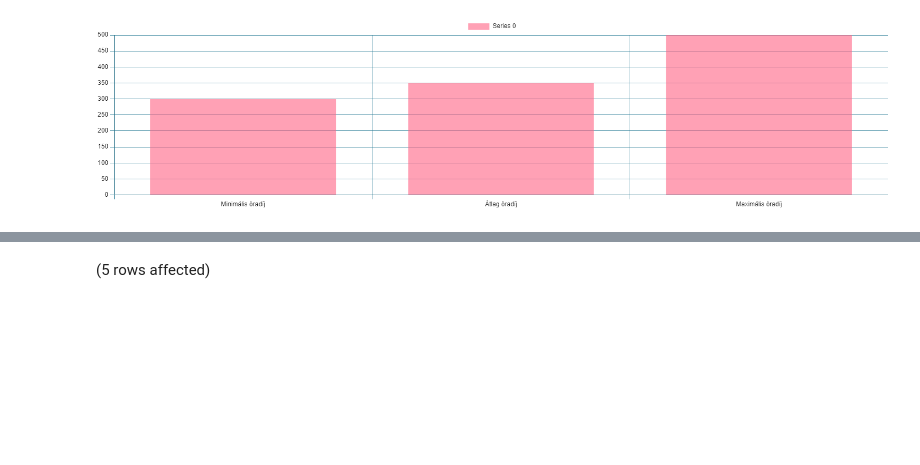
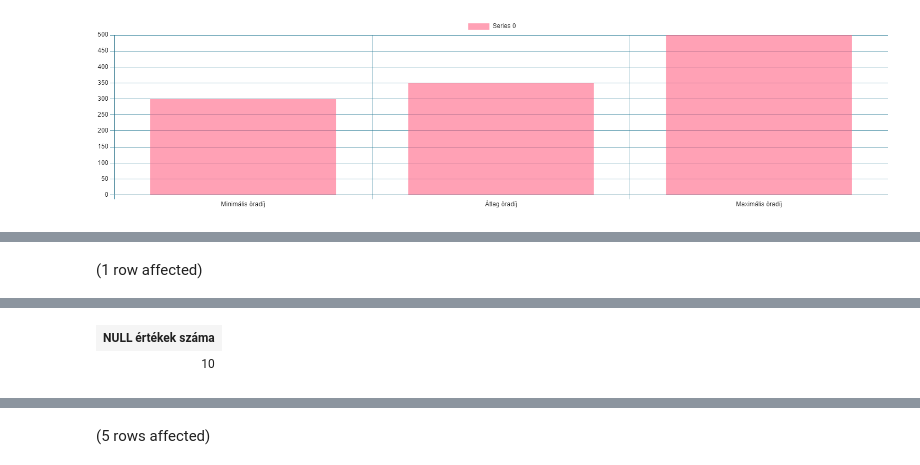
Before and after one commit to EilesKr/Adatbazis, a Jupyter notebook: Hazi1.ipynb, the cells around one changed output, grey strips where cells are left out. Cells and saved outputs as stored; diff of their text form; code cells hidden in the pictures; blank space fills up the shorter version.

```diff
--- a/Hazi1.ipynb
+++ b/Hazi1.ipynb
@@ -13,0 +26,6 @@ Total execution time: 00:00:00.021
+# %%
+SELECT COUNT(*) 'NULL értékek száma'
+FROM munka
+WHERE DiakAz is NULL
+# %% [output]
+(1 row affected)
@@ -13,0 +33,2 @@ Total execution time: 00:00:00.021
+| NULL értékek száma |
+| 10 |
```
Also changed, not shown: parts of 4 cells of this notebook.
